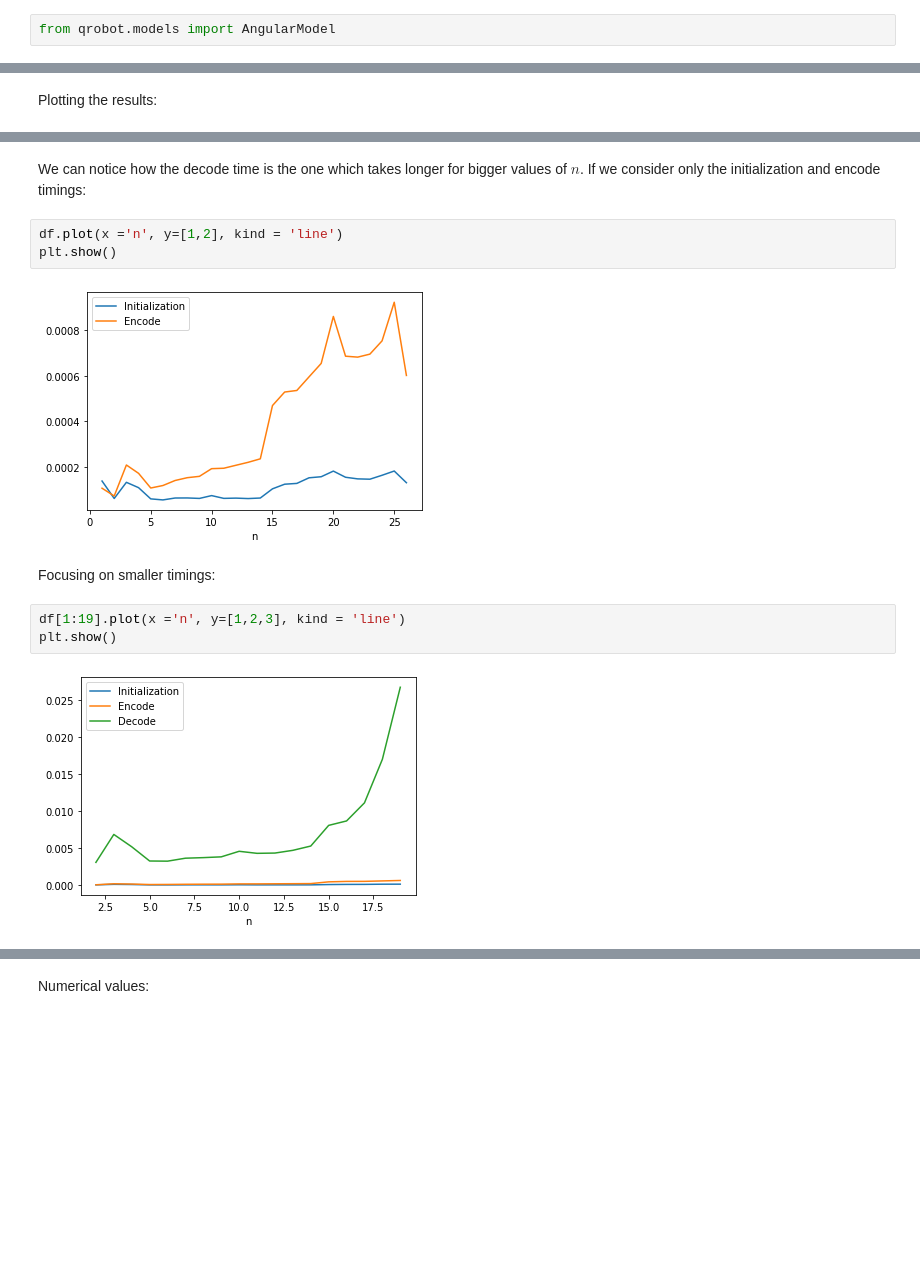
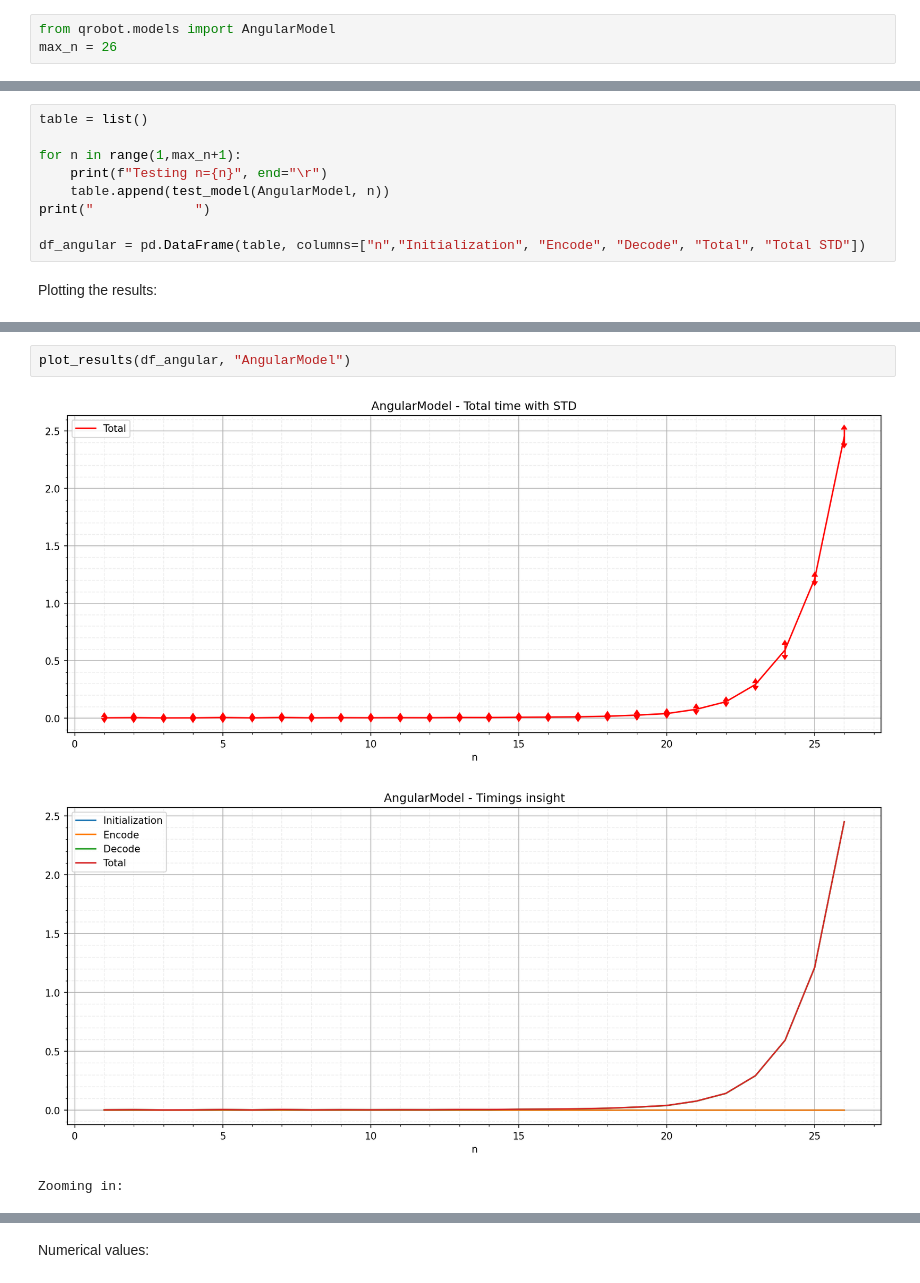
Before and after one commit to Davidelanz/quantum-robot, a Jupyter notebook: notebooks/computation_speed.ipynb, the cells around one changed output, grey strips where cells are left out. Cells and saved outputs as stored; diff of their text form; blank space fills up the shorter version.

```diff
--- a/notebooks/computation_speed.ipynb
+++ b/notebooks/computation_speed.ipynb
@@ -25,3 +110,4 @@ ___
 We test the initialization, encode and decode time for a input of .5 on each dimension, for increasing dimensions ($n \in [0,26]$)
 # %%
 from qrobot.models import AngularModel
+max_n = 26
@@ -63,2 +114,11 @@ df = pd.DataFrame(table, columns=["n","Initialization", "Encode", "Decode"])
+# %%
+table = list()
+
+for n in range(1,max_n+1):
+    print(f"Testing n={n}", end="\r")
+    table.append(test_model(AngularModel, n))
+print("             ")
+
+df_angular = pd.DataFrame(table, columns=["n","Initialization", "Encode", "Decode", "Total", "Total STD"])
 # %% [markdown]
 Plotting the results:
@@ -71,15 +125,6 @@ plt.show()
-# %% [markdown]
-We can notice how the decode time is the one which takes longer for bigger values of $n$.
-If we consider only the initialization and encode timings:
-# %%
-df.plot(x ='n', y=[1,2], kind = 'line')
-plt.show()
-# %% [output]
-[figure, removed]
-# %% [markdown]
-Focusing on smaller timings:
-# %%
-df[1:19].plot(x ='n', y=[1,2,3], kind = 'line')
-plt.show()
-# %% [output]
-[figure, removed]
+# %%
+plot_results(df_angular, "AngularModel")
+# %% [output]
+[figure, added]
+[figure, added]
+Zooming in:
```
Also changed, not shown: parts of 17 cells of this notebook, 14 other files.
